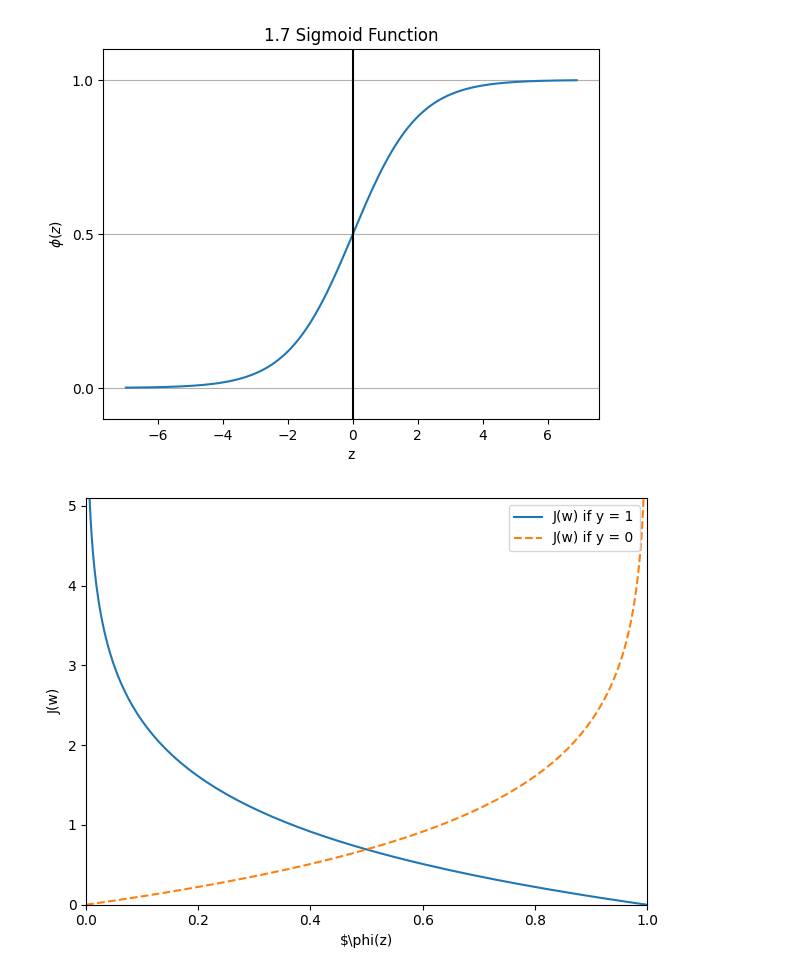
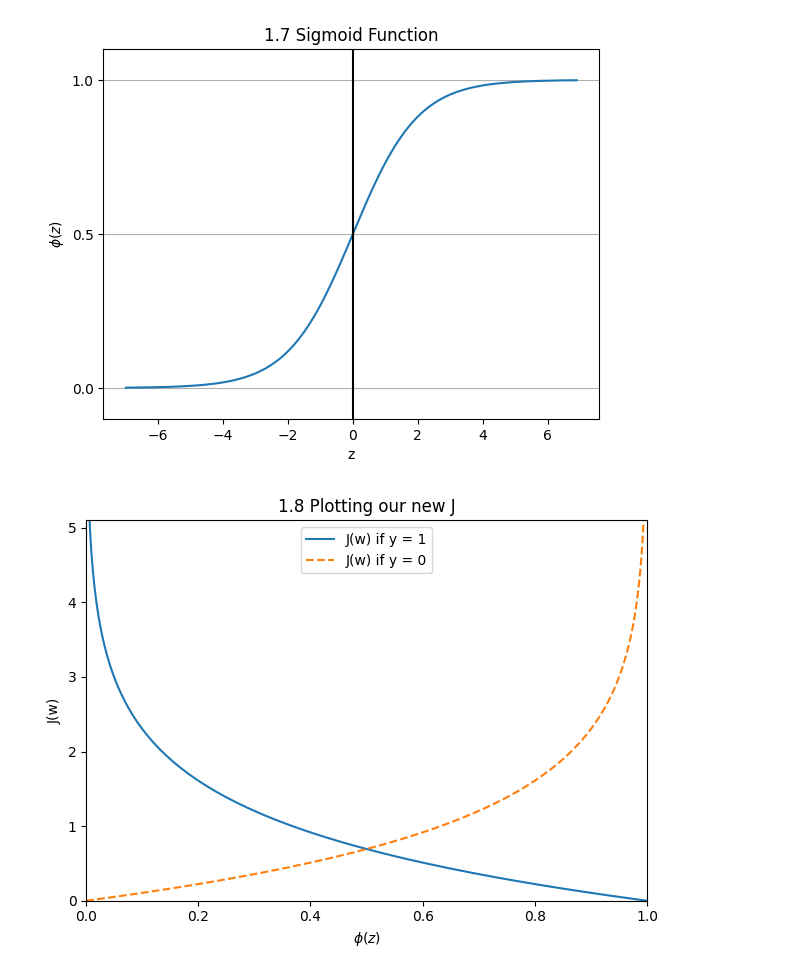
Before and after one commit to dae9999nam/COMP3314, a Jupyter notebook: COMP3314_Machine_Learning.ipynb, the cells around one changed output. Cells and saved outputs as stored; diff of their text form; code cells hidden in the pictures.

```diff
--- a/COMP3314_Machine_Learning.ipynb
+++ b/COMP3314_Machine_Learning.ipynb
@@ -493,26 +492,27 @@ plt.show()
 # %%
 #Plotting our new J
 def cost_1(z):
   return -np.log(sigmoid(z))
 
 def cost_0(z):
   return -np.log(1-sigmoid(z))
 
 z = np.arange(-10, 10, 0.1)
 phi_z = sigmoid(z)
 c1 = [cost_1(x) for x in z]
 plt.plot(phi_z, c1, label = 'J(w) if y = 1')
 c0 = [cost_0(x) for x in z]
 plt.plot(phi_z, c0, linestyle='--', label = 'J(w) if y = 0')
 plt.ylim(0.0, 5.1)
 plt.xlim([0, 1])
-plt.xlabel('$\phi(z)')
+plt.xlabel('$\phi(z)$')
 plt.ylabel('J(w)')
 plt.legend(loc='best')
+plt.title('1.8 Plotting our new J')
 plt.tight_layout()
 plt.show()
 # %% [output]
-[figure, old version]
+[figure, new version]
 # %%
 
 
```
Also changed, not shown: parts of 3 cells of this notebook.
